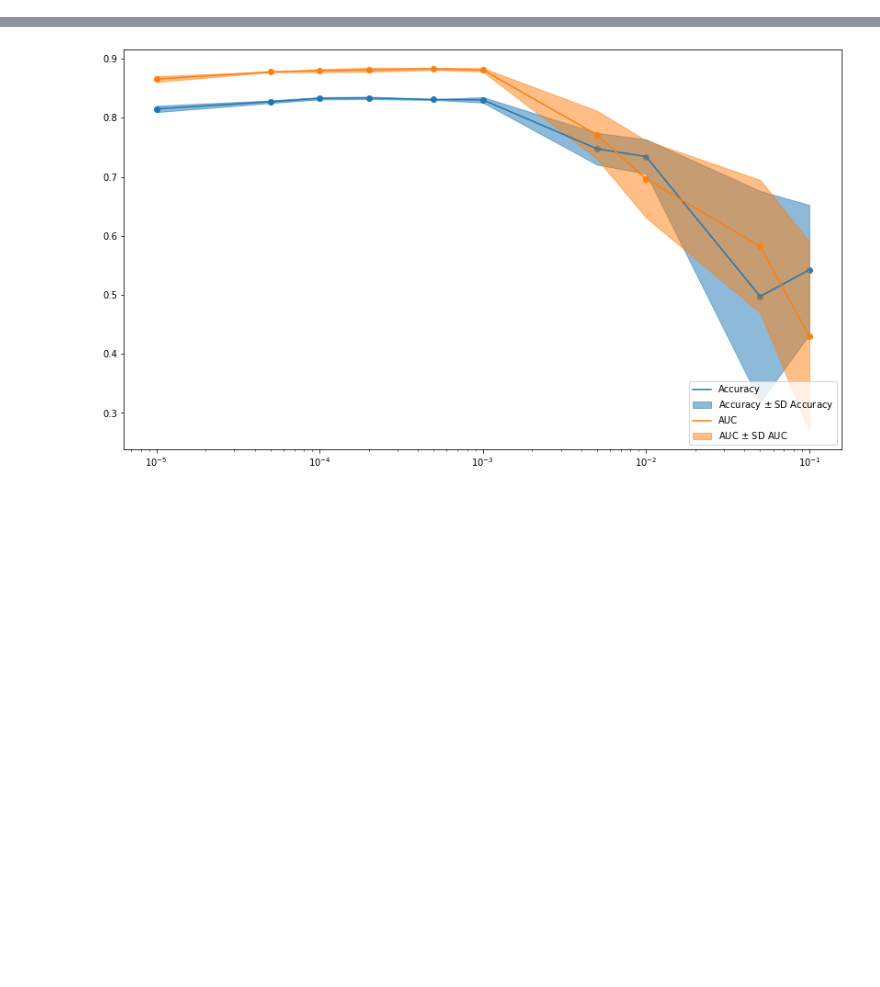
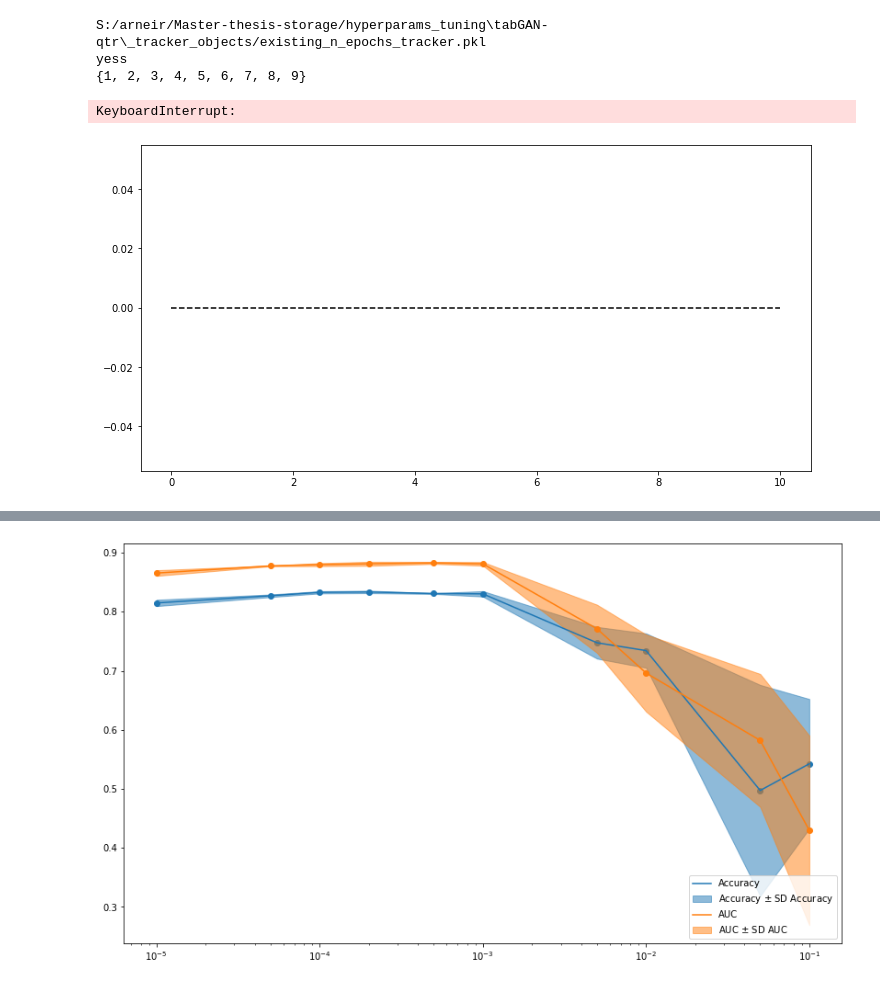
Before and after one commit to ArneRustad/Master-thesis-cf, a Jupyter notebook: scripts/tabGAN_hyperparam_tuning.ipynb, the cells around one changed output, grey strips where cells are left out. Cells and saved outputs as stored; diff of their text form; code cells hidden in the pictures; blank space fills up the shorter version.

```diff
--- a/scripts/tabGAN_hyperparam_tuning.ipynb
+++ b/scripts/tabGAN_hyperparam_tuning.ipynb
@@ -50,15 +46,10 @@ n_synthetic_datasets_existing = 0
 
 retrain = False
 # %%
-print("Adam learning rate:", adam_lr)
-%run "$utils_path"
-tg_qt = TableGAN(data_train, n_critic = n_critic, adam_lr = adam_lr, adam_beta1 = adam_beta1,
+tg_qtr = TableGAN(data_train, n_critic = n_critic, adam_lr = adam_lr, adam_beta1 = adam_beta1,
               quantile_transformation_int = True, quantile_rand_transformation = False,
              noise_discrete_unif_max = noise_discrete_unif_max,
                 gumbel_temperature = 0.5)
-
-dataset_epochs_comparison_dir = os.path.join(const.dir.data_gen(), "tabGAN-qtr//Epoch_comparison")
 n_epochs_vec = np.arange(1, 26, 1).tolist() + np.arange(30, 101, 5).tolist()
-path_finished_epochs_counter = ".//Python_objects//qtr_existing_n_epochs_tracker.pkl"
 n_synthetic_datasets_epochs_comparison = 5
 # %% [output]
@@ -67,7 +58,17 @@ NameError: name 'np' is not defined
 # %%
-generate_multiple_datasets_for_multiple_epochs_fast(tg_qtr, dataset_dir = dataset_epochs_comparison_dir,
-                                               n_synthetic_datasets = n_synthetic_datasets_epochs_comparison,
-                                                    n_epochs_vec = n_epochs_vec,
-                                              path_finished_epochs_counter = path_finished_epochs_counter,
-                                              redo_n_epochs_vec=[], restart = False)
+utils.hp_tuning.generate_multiple_datasets_for_multiple_epochs_fast(
+    tg_qtr,
+    dataset_dir = const.dir.hyperparams_tuning(),
+    subfolder = "tabGAN-qtr",
+    batch_size=batch_size,
+    n_synthetic_datasets = n_synthetic_datasets_epochs_comparison,
+    n_epochs_vec = n_epochs_vec,
+    redo_n_epochs_vec=[],
+    restart = False)
+# %% [output]
+S:/arneir/Master-thesis-storage/hyperparams_tuning\tabGAN-qtr\_tracker_objects/existing_n_epochs_tracker.pkl
+yess
+{1, 2, 3, 4, 5, 6, 7, 8, 9}
+KeyboardInterrupt:
+[figure, added]
 # %%
```
Also changed, not shown: parts of 18 cells of this notebook, 44 other files.
